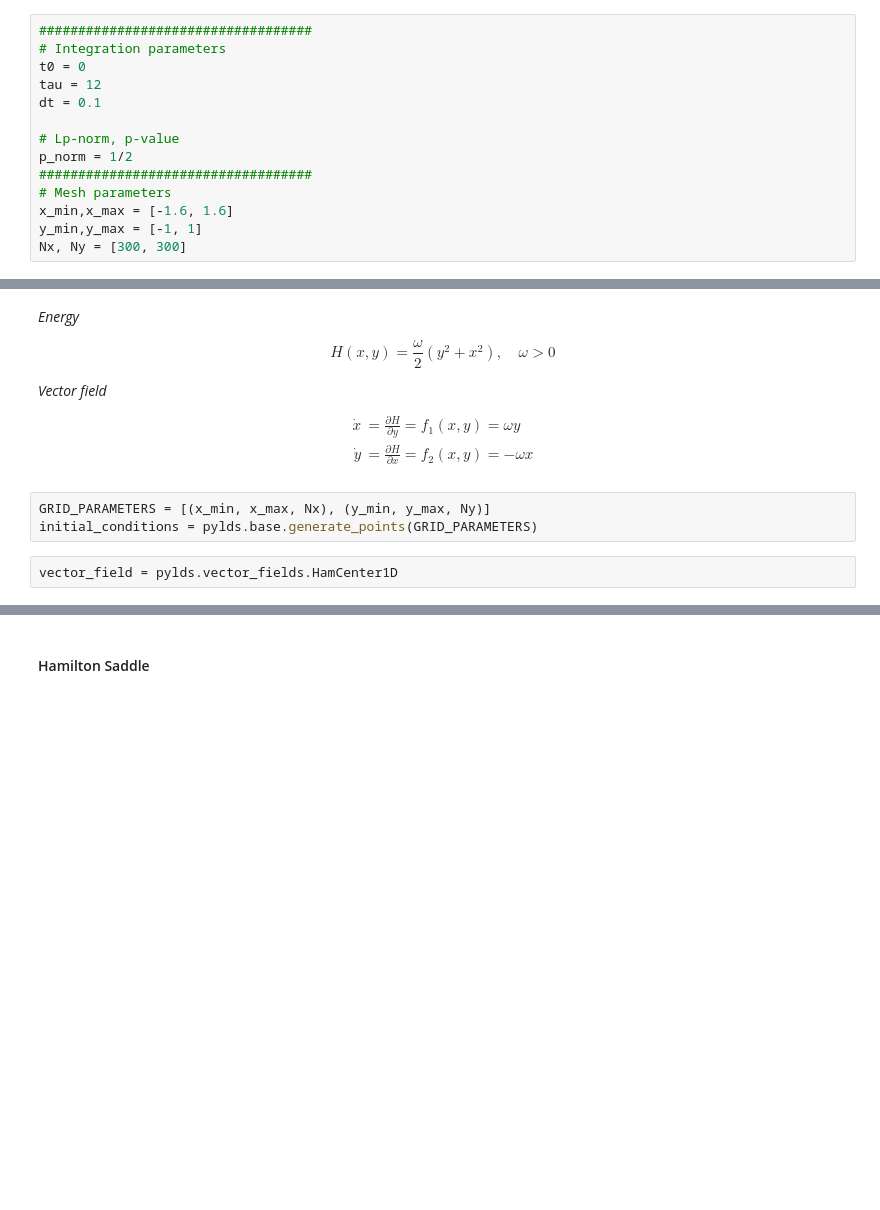
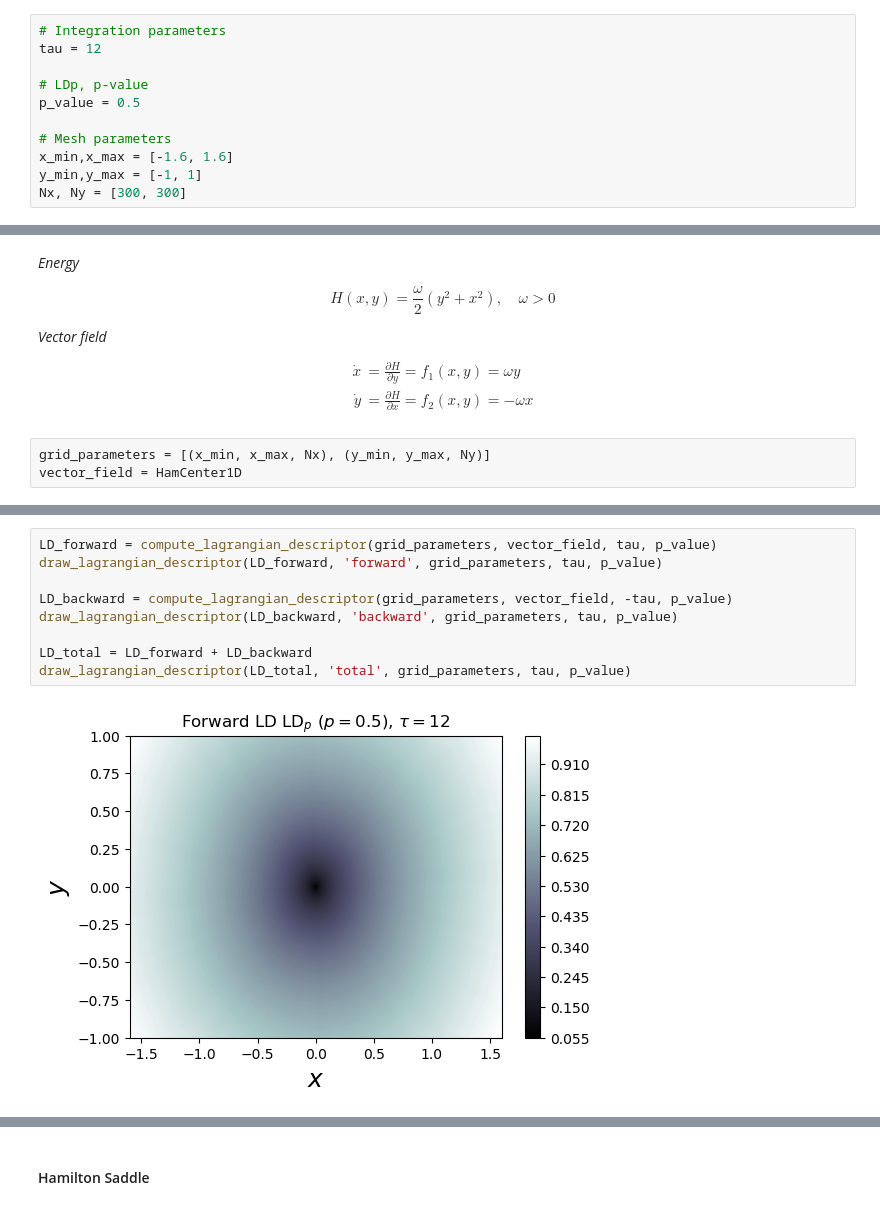
Before and after one commit to champsproject/ldds, a Jupyter notebook: LD_Python_Examples.ipynb, the cells around one changed output, grey strips where cells are left out. Saved outputs shown, nothing was run; the diff lists cells and outputs as text; blank space fills up the shorter version.

Commit message:
ipynb update for vector field based LD

```diff
--- a/LD_Python_Examples.ipynb
+++ b/LD_Python_Examples.ipynb
@@ -44,13 +43,10 @@ import pylds
 # %%
-###################################
 # Integration parameters
-t0 = 0
 tau = 12
-dt = 0.1
 
-# Lp-norm, p-value
-p_norm = 1/2
-###################################
+# LDp, p-value
+p_value = 0.5
+
 # Mesh parameters
 x_min,x_max = [-1.6, 1.6]
 y_min,y_max = [-1, 1]
@@ -73,7 +69,5 @@ _Vector field_
  \dot{y} &= \frac{\partial H}{\partial x} = f_2(x, y) = -\omega x
  \end{align*}
 # %%
-GRID_PARAMETERS = [(x_min, x_max, Nx), (y_min, y_max, Ny)]
-initial_conditions = pylds.base.generate_points(GRID_PARAMETERS)
+grid_parameters = [(x_min, x_max, Nx), (y_min, y_max, Ny)]
+vector_field = HamCenter1D
-# %%
-vector_field = pylds.vector_fields.HamCenter1D
@@ -96,0 +74,11 @@ pylds.tools.draw_lagrangian_descriptor(LD_total, 'total', GRID_PARAMETERS, LD_PA
+# %%
+LD_forward = compute_lagrangian_descriptor(grid_parameters, vector_field, tau, p_value)
+draw_lagrangian_descriptor(LD_forward, 'forward', grid_parameters, tau, p_value)
+
+LD_backward = compute_lagrangian_descriptor(grid_parameters, vector_field, -tau, p_value)
+draw_lagrangian_descriptor(LD_backward, 'backward', grid_parameters, tau, p_value)
+
+LD_total = LD_forward + LD_backward
+draw_lagrangian_descriptor(LD_total, 'total', grid_parameters, tau, p_value)
+# %% [output]
+[figure, added]
```
Also changed, not shown: parts of 24 cells of this notebook.
